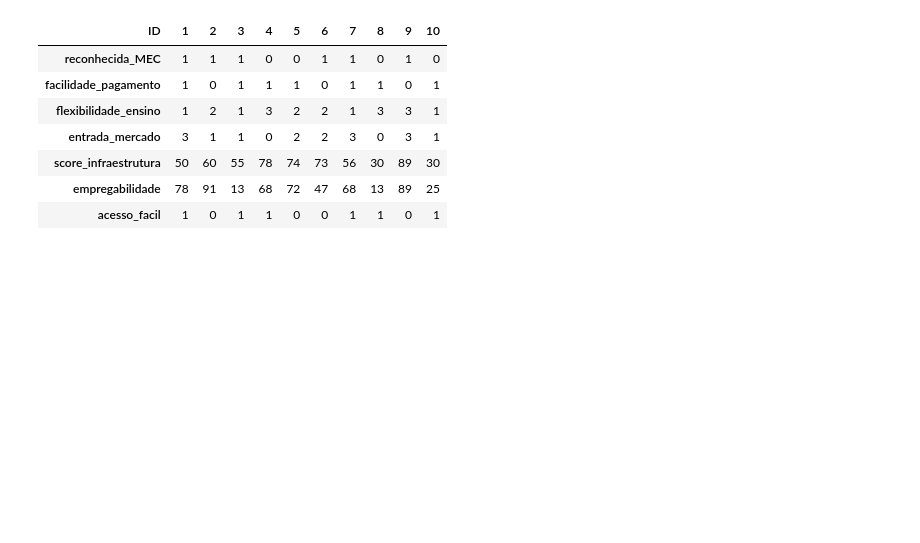
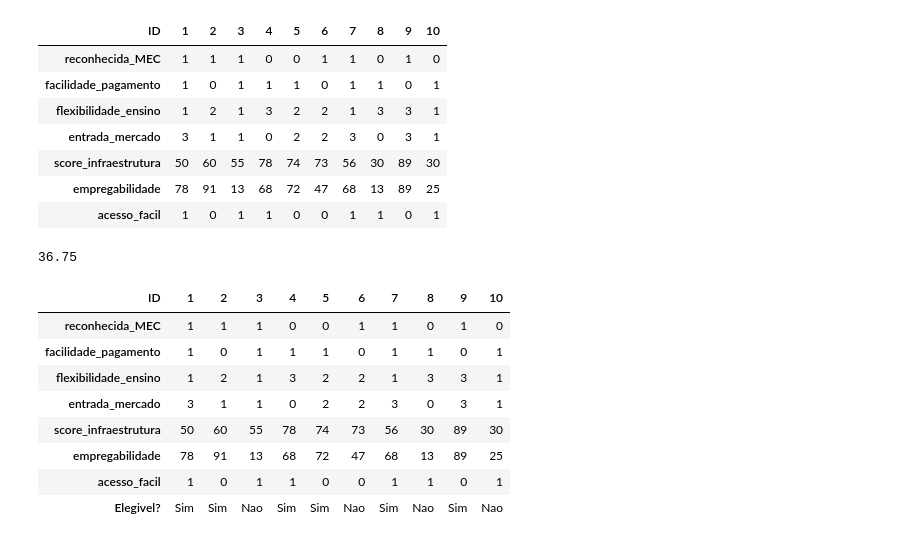
Before and after one commit to KndHvH/367, a Jupyter notebook: FIAP/RedesNeurais/RN_Aula03_Perceptron.ipynb, the cells around one changed output. Drawn from its saved outputs; the diff is of its cells as text; code cells hidden in the pictures; blank space fills up the shorter version.

```diff
--- a/FIAP/RedesNeurais/RN_Aula03_Perceptron.ipynb
+++ b/FIAP/RedesNeurais/RN_Aula03_Perceptron.ipynb
@@ -74,3 +74,7 @@ escolas
 | score_infraestrutura | 50 | 60 | 55 | 78 | 74 | 73 | 56 | 30 | 89 | 30 |
 | empregabilidade | 78 | 91 | 13 | 68 | 72 | 47 | 68 | 13 | 89 | 25 |
 | acesso_facil | 1 | 0 | 1 | 1 | 0 | 0 | 1 | 1 | 0 | 1 |
+# %%
+soma(escolas[1],pesos)
+# %% [output]
+36.75
@@ -76,0 +96,12 @@ escolas
+# %%
+escolas
+# %% [output]
+| ID | 1 | 2 | 3 | 4 | 5 | 6 | 7 | 8 | 9 | 10 |
+| reconhecida_MEC | 1 | 1 | 1 | 0 | 0 | 1 | 1 | 0 | 1 | 0 |
+| facilidade_pagamento | 1 | 0 | 1 | 1 | 1 | 0 | 1 | 1 | 0 | 1 |
+| flexibilidade_ensino | 1 | 2 | 1 | 3 | 2 | 2 | 1 | 3 | 3 | 1 |
+| entrada_mercado | 3 | 1 | 1 | 0 | 2 | 2 | 3 | 0 | 3 | 1 |
+| score_infraestrutura | 50 | 60 | 55 | 78 | 74 | 73 | 56 | 30 | 89 | 30 |
+| empregabilidade | 78 | 91 | 13 | 68 | 72 | 47 | 68 | 13 | 89 | 25 |
+| acesso_facil | 1 | 0 | 1 | 1 | 0 | 0 | 1 | 1 | 0 | 1 |
+| Elegivel? | Sim | Sim | Nao | Sim | Sim | Nao | Sim | Nao | Sim | Nao |
```
Also changed, not shown: parts of 4 cells of this notebook.
